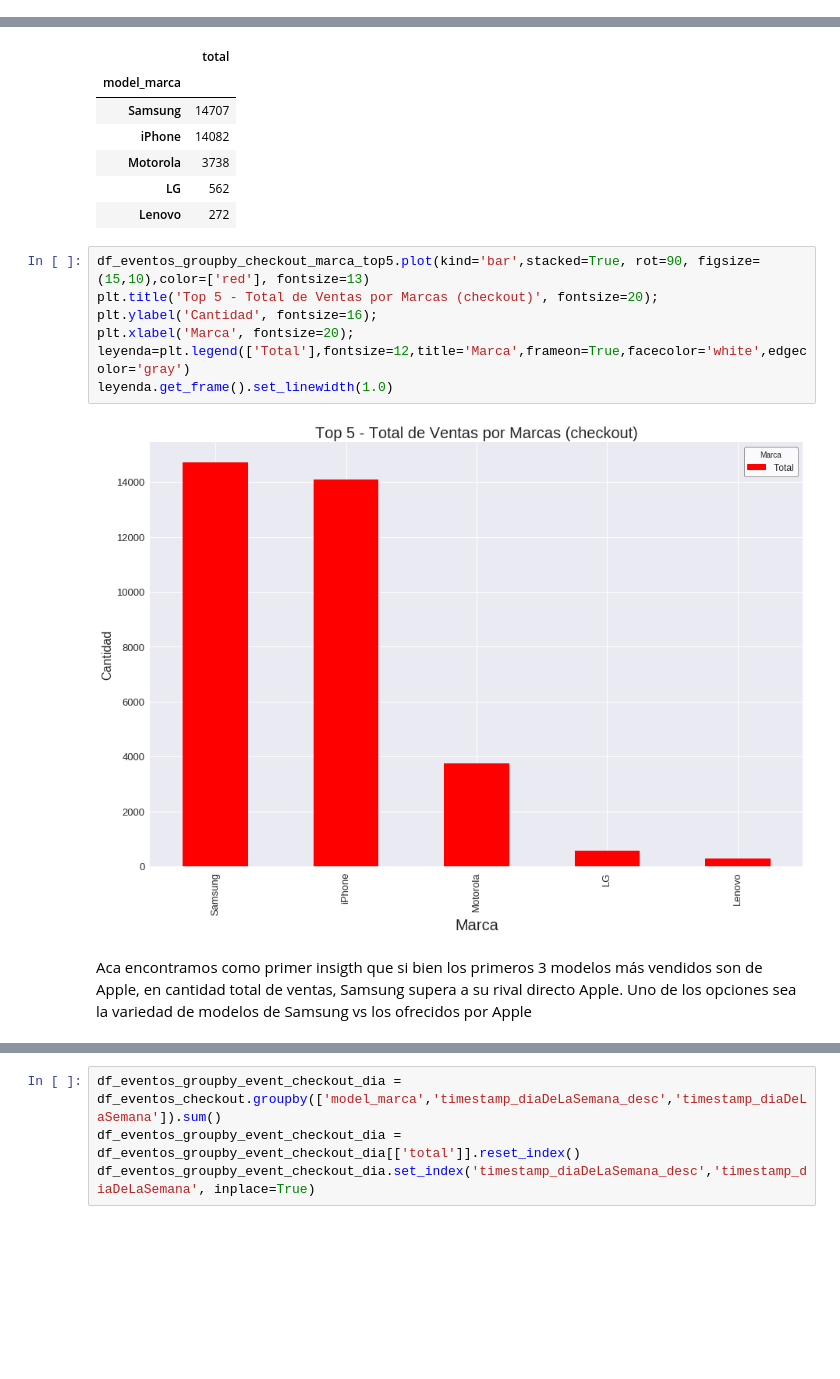
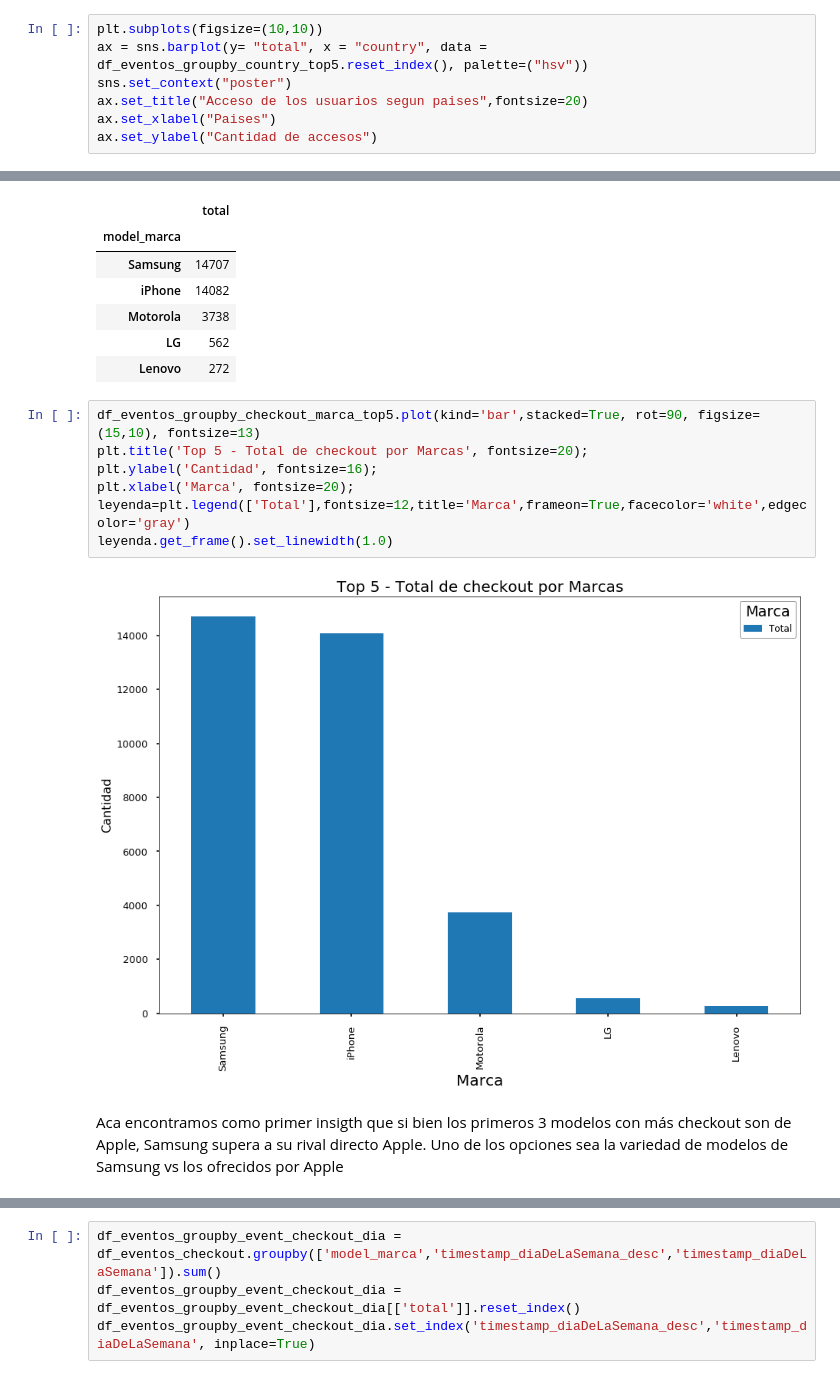
Before and after one commit to lituarte/Datos-TP1, a Jupyter notebook: Informe.ipynb, the cells around one changed output, grey strips where cells are left out. Saved outputs shown, nothing was run; the diff lists cells and outputs as text; blank space fills up the shorter version.

```diff
--- a/Informe.ipynb
+++ b/Informe.ipynb
@@ -268,0 +293,7 @@ plt.xlabel('Paises', fontsize=20);
+# %%
+plt.subplots(figsize=(10,10))
+ax = sns.barplot(y= "total", x = "country", data = df_eventos_groupby_country_top5.reset_index(), palette=("hsv"))
+sns.set_context("poster")
+ax.set_title("Acceso de los usuarios segun paises",fontsize=20)
+ax.set_xlabel("Paises")
+ax.set_ylabel("Cantidad de accesos")
@@ -763,13 +822,13 @@ df_eventos_groupby_checkout_marca_top5
 | LG | 562 |
 | Lenovo | 272 |
 # %%
-df_eventos_groupby_checkout_marca_top5.plot(kind='bar',stacked=True, rot=90, figsize=(15,10),color=['red'], fontsize=13)
-plt.title('Top 5 - Total de Ventas por Marcas (checkout)', fontsize=20);
+df_eventos_groupby_checkout_marca_top5.plot(kind='bar',stacked=True, rot=90, figsize=(15,10), fontsize=13)
+plt.title('Top 5 - Total de checkout por Marcas', fontsize=20);
 plt.ylabel('Cantidad', fontsize=16);
 plt.xlabel('Marca', fontsize=20);
 leyenda=plt.legend(['Total'],fontsize=12,title='Marca',frameon=True,facecolor='white',edgecolor='gray')
 leyenda.get_frame().set_linewidth(1.0)
 # %% [output]
-[figure, old version]
+[figure, new version]
 # %% [markdown]
-Aca encontramos como primer insigth que si bien los primeros 3 modelos más vendidos son de Apple, en cantidad total de ventas, Samsung supera a su rival directo Apple. Uno de los opciones sea la variedad de modelos de Samsung vs los ofrecidos por Apple
+Aca encontramos como primer insigth que si bien los primeros 3 modelos con más checkout son de Apple, Samsung supera a su rival directo Apple. Uno de los opciones sea la variedad de modelos de Samsung vs los ofrecidos por Apple
```
Also changed, not shown: parts of 47 cells of this notebook.
